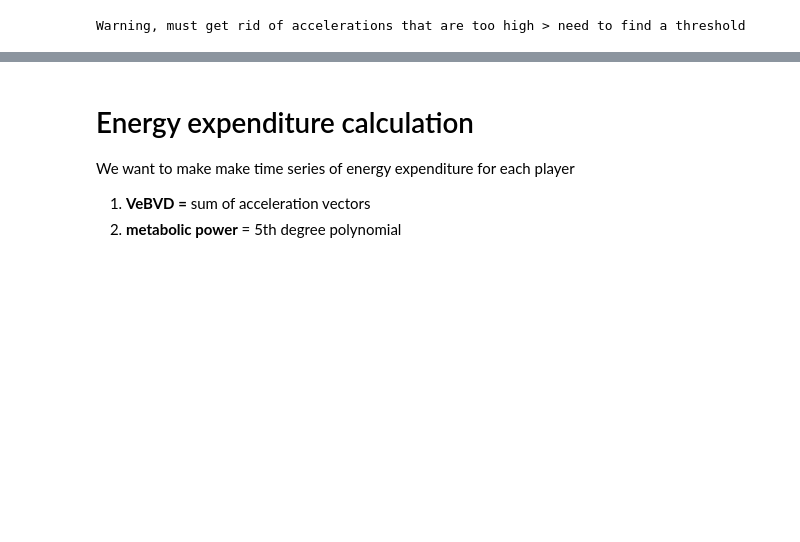
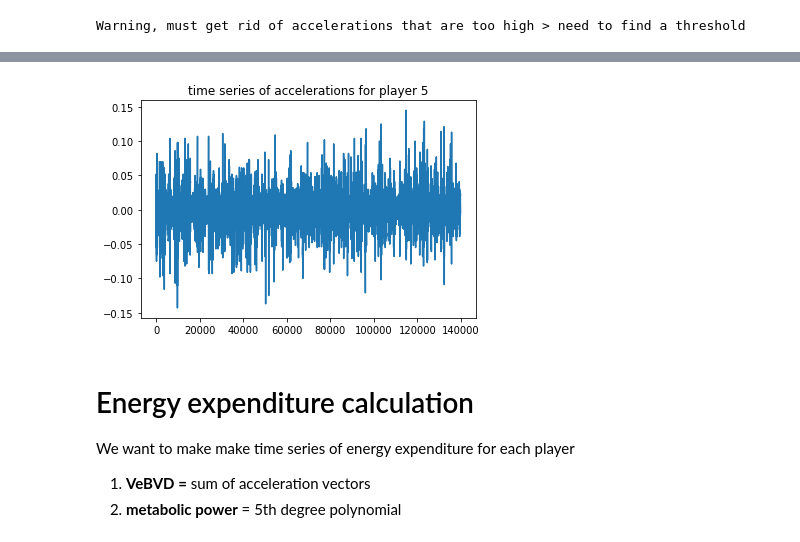
Before and after one commit to Jbalkan/SoccerTrackingData3, a Jupyter notebook: 2_energy_expenditure.ipynb, the cells around one changed output, grey strips where cells are left out. Saved outputs shown, nothing was run; the diff lists cells and outputs as text; code cells hidden in the pictures; blank space fills up the shorter version.

```diff
--- a/2_energy_expenditure.ipynb
+++ b/2_energy_expenditure.ipynb
@@ -78,3 +126,9 @@ accelerations = helpers.get_all_values(player, 'ax')
+# %%
+plt.plot(accelerations)
+plt.title('time series of accelerations for player {}'.format(player.jersey_num))
+plt.show()
+# %% [output]
+[figure, added]
 # %% [markdown]
 # Energy expenditure calculation
 
```
Also changed, not shown: parts of 40 cells of this notebook, 6 other files.
